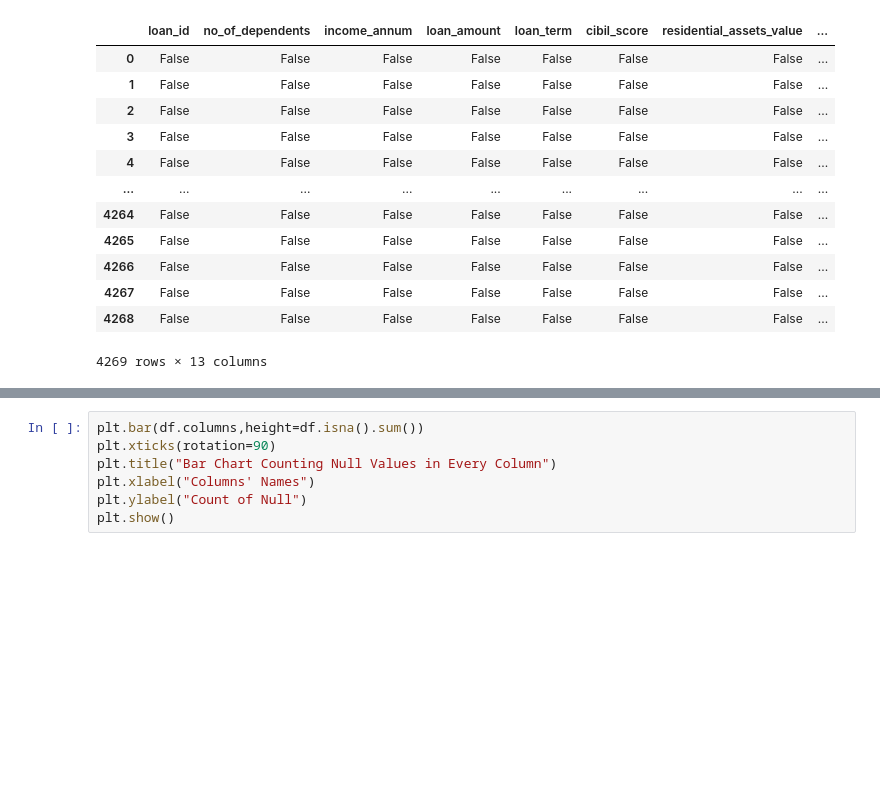
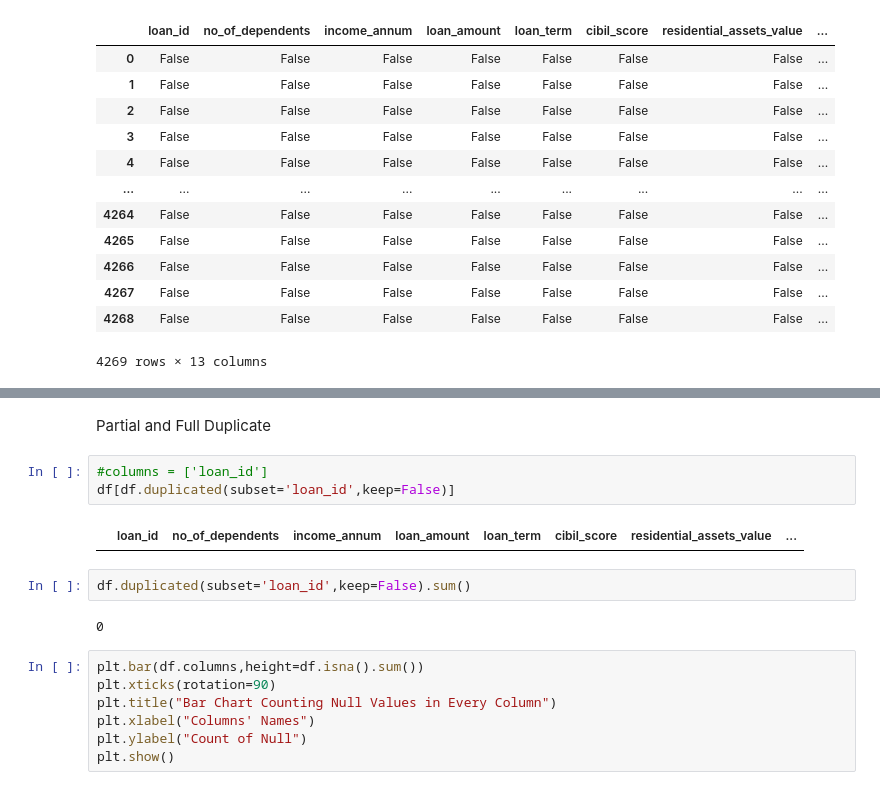
Before and after one commit to sha2992/Laptop-Price-Data, a Jupyter notebook: loan-approval-prediction.ipynb, the cells around one changed output, grey strips where cells are left out. Cells and saved outputs as stored; diff of their text form; blank space fills up the shorter version.

```diff
--- a/loan-approval-prediction.ipynb
+++ b/loan-approval-prediction.ipynb
@@ -224,3 +232,14 @@ df.isna()
+# %% [markdown]
+Partial and Full Duplicate
+# %%
+#columns = ['loan_id']
+df[df.duplicated(subset='loan_id',keep=False)]
+# %% [output]
+|  | loan_id | no_of_dependents | income_annum | loan_amount | loan_term | cibil_score | residential_assets_value | ... |
+# %%
+df.duplicated(subset='loan_id',keep=False).sum()
+# %% [output]
+0
 # %%
 plt.bar(df.columns,height=df.isna().sum())
 plt.xticks(rotation=90)
```
Also changed, not shown: parts of 11 cells of this notebook.
